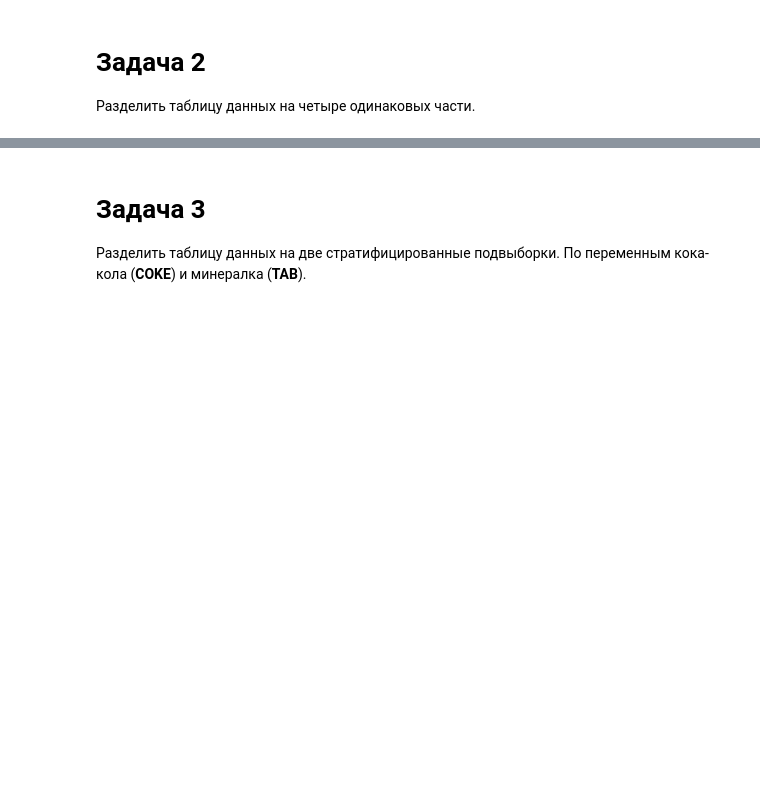
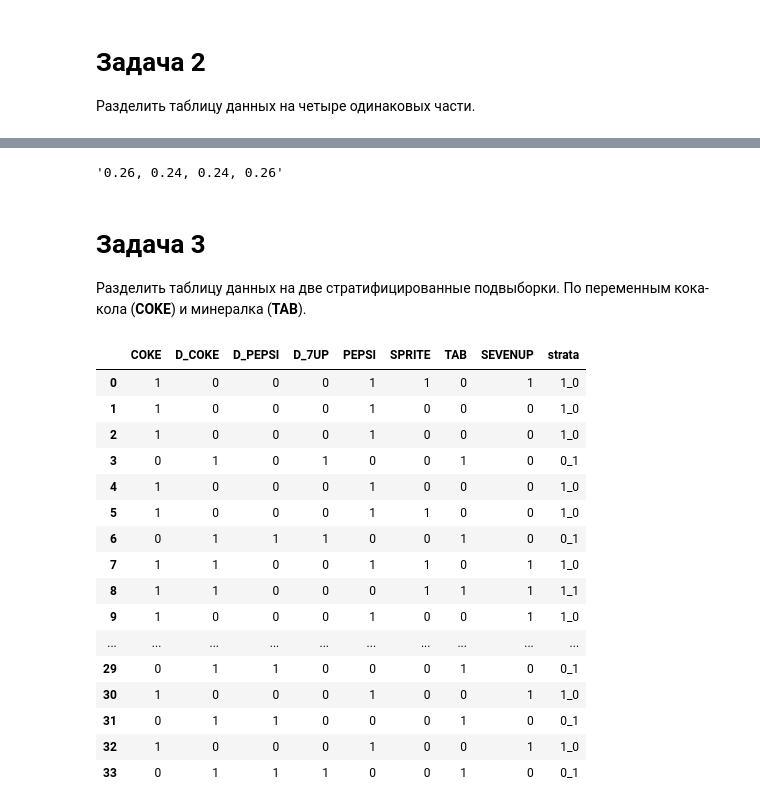
Before and after one commit to mshsvnv/ITMO_data_analysis, a Jupyter notebook: lab_05/main.ipynb, the cells around one changed output, grey strips where cells are left out. Saved outputs shown, nothing was run; the diff lists cells and outputs as text; code cells hidden in the pictures; blank space fills up the shorter version.

```diff
--- a/lab_05/main.ipynb
+++ b/lab_05/main.ipynb
@@ -32,5 +148,31 @@ df
+# %%
+# соотношение размеров
+f'{len(part1) / len(df):.2f}, {len(part2) / len(df):.2f}, {len(part3) / len(df):.2f}, {len(part4) / len(df):.2f}'
+# %% [output]
+'0.26, 0.24, 0.24, 0.26'
 # %% [markdown]
 # Задача 3
 
 Разделить таблицу данных на две стратифицированные подвыборки.
 По переменным кока-кола (**COKE**) и минералка (**TAB**).
+# %%
+df['strata'] = df['COKE'].astype(str) + '_' + df['TAB'].astype(str)
+df
+# %% [output]
+|  | COKE | D_COKE | D_PEPSI | D_7UP | PEPSI | SPRITE | TAB | SEVENUP | strata |
+| 0 | 1 | 0 | 0 | 0 | 1 | 1 | 0 | 1 | 1_0 |
+| 1 | 1 | 0 | 0 | 0 | 1 | 0 | 0 | 0 | 1_0 |
+| 2 | 1 | 0 | 0 | 0 | 1 | 0 | 0 | 0 | 1_0 |
+| 3 | 0 | 1 | 0 | 1 | 0 | 0 | 1 | 0 | 0_1 |
+| 4 | 1 | 0 | 0 | 0 | 1 | 0 | 0 | 0 | 1_0 |
+| 5 | 1 | 0 | 0 | 0 | 1 | 1 | 0 | 0 | 1_0 |
+| 6 | 0 | 1 | 1 | 1 | 0 | 0 | 1 | 0 | 0_1 |
+| 7 | 1 | 1 | 0 | 0 | 1 | 1 | 0 | 1 | 1_0 |
+| 8 | 1 | 1 | 0 | 0 | 0 | 1 | 1 | 1 | 1_1 |
+| 9 | 1 | 0 | 0 | 0 | 1 | 0 | 0 | 1 | 1_0 |
+| ... | ... | ... | ... | ... | ... | ... | ... | ... | ... |
+| 29 | 0 | 1 | 1 | 0 | 0 | 0 | 1 | 0 | 0_1 |
+| 30 | 1 | 0 | 0 | 0 | 1 | 0 | 0 | 1 | 1_0 |
+| 31 | 0 | 1 | 1 | 0 | 0 | 0 | 1 | 0 | 0_1 |
+| 32 | 1 | 0 | 0 | 0 | 1 | 0 | 0 | 1 | 1_0 |
+| 33 | 0 | 1 | 1 | 1 | 0 | 0 | 1 | 0 | 0_1 |
```
Also changed, not shown: parts of 21 cells of this notebook, 1 other file.
